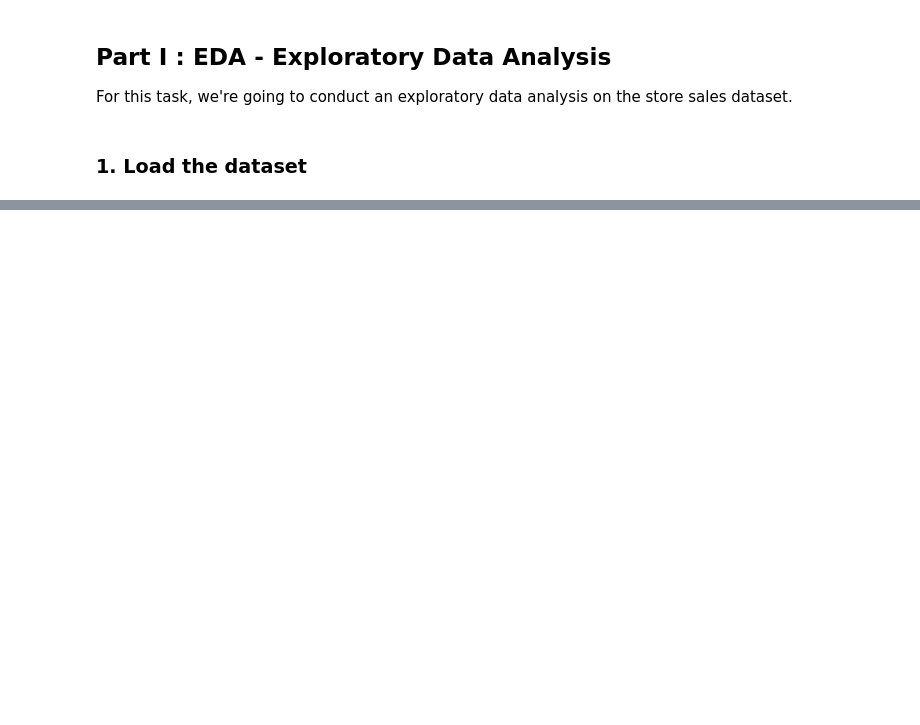
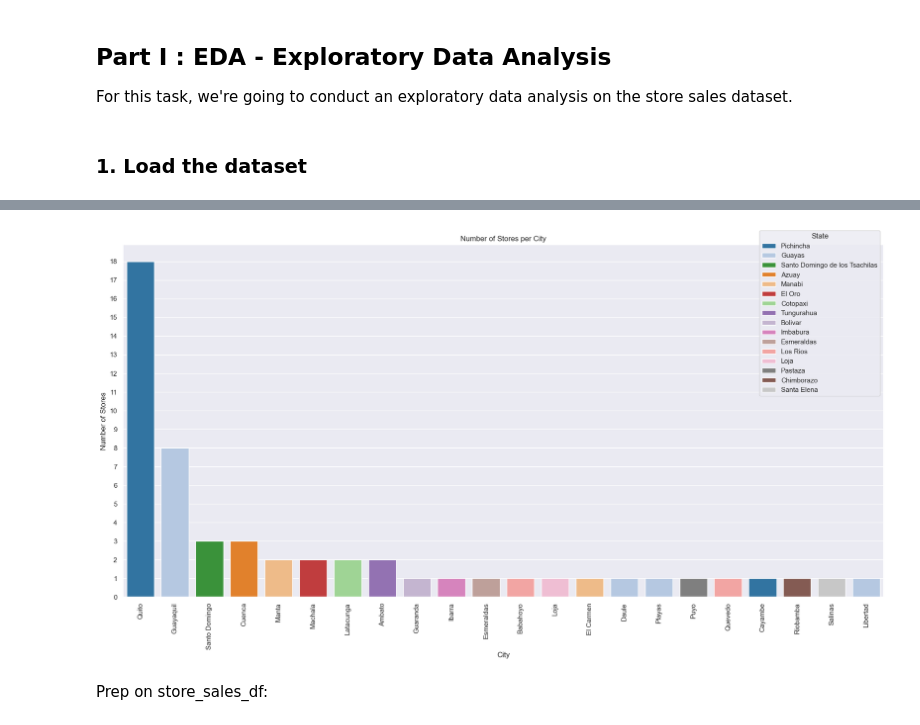
Before and after one commit to TeeNguyenDA/Store-Sales-Forecasting, a Jupyter notebook: notebooks/1_EDA.ipynb, the cells around one changed output, grey strips where cells are left out. Cells and saved outputs as stored; diff of their text form; code cells hidden in the pictures; blank space fills up the shorter version.

```diff
--- a/notebooks/1_EDA.ipynb
+++ b/notebooks/1_EDA.ipynb
@@ -151,0 +186,46 @@ dtype: int64
+# %%
+# Count the number of stores in each city with state as hue
+store_count = store_df.groupby(['city', 'state']).store_nbr.nunique().sort_values(ascending=False).reset_index()
+
+# Create a custom color palette to match with the state color map above
+custom_palette = {
+    'Pichincha': '#1f77b4',
+    'Guayas': '#aec7e8',
+    'Azuay': '#ff7f0e',
+    'Manabi': '#ffbb78',
+    'Santo Domingo de los Tsachilas': '#2ca02c',
+    'Cotopaxi': '#98df8a',
+    'El Oro': '#d62728',
+    'Los Rios': '#ff9896',
+    'Tungurahua': '#9467bd',
+    'Bolivar': '#c5b0d5',
+    'Chimborazo': '#8c564b',
+    'Esmeraldas': '#c49c94',
+    'Imbabura': '#e377c2',
+    'Loja': '#f7b6d2',
+    'Pastaza': '#7f7f7f',
+    'Santa Elena': '#c7c7c7'
+}
+
+# Plotting
+plt.figure(figsize=(18,10))
+sns.barplot(data=store_count, x='city', y='store_nbr', hue='state', palette=custom_palette, dodge=False, width=0.8)
+
+# Setting whole number units for y-axis
+max_stores = store_count['store_nbr'].max()
+plt.yticks(list(range(0, max_stores + 1)))
+
+plt.title('Number of Stores per City')
+plt.ylabel('Number of Stores')
+plt.xlabel('City')
+plt.xticks(rotation=90)
+
+# Move legend to the top right corner
+plt.legend(title='State', loc='upper right', bbox_to_anchor=(1, 1.05))
+
+plt.tight_layout()
+plt.show()
+# %% [output]
+[figure, added]
+# %% [markdown]
+Prep on store_sales_df:
```
Also changed, not shown: parts of 80 cells of this notebook, 2 other files.
